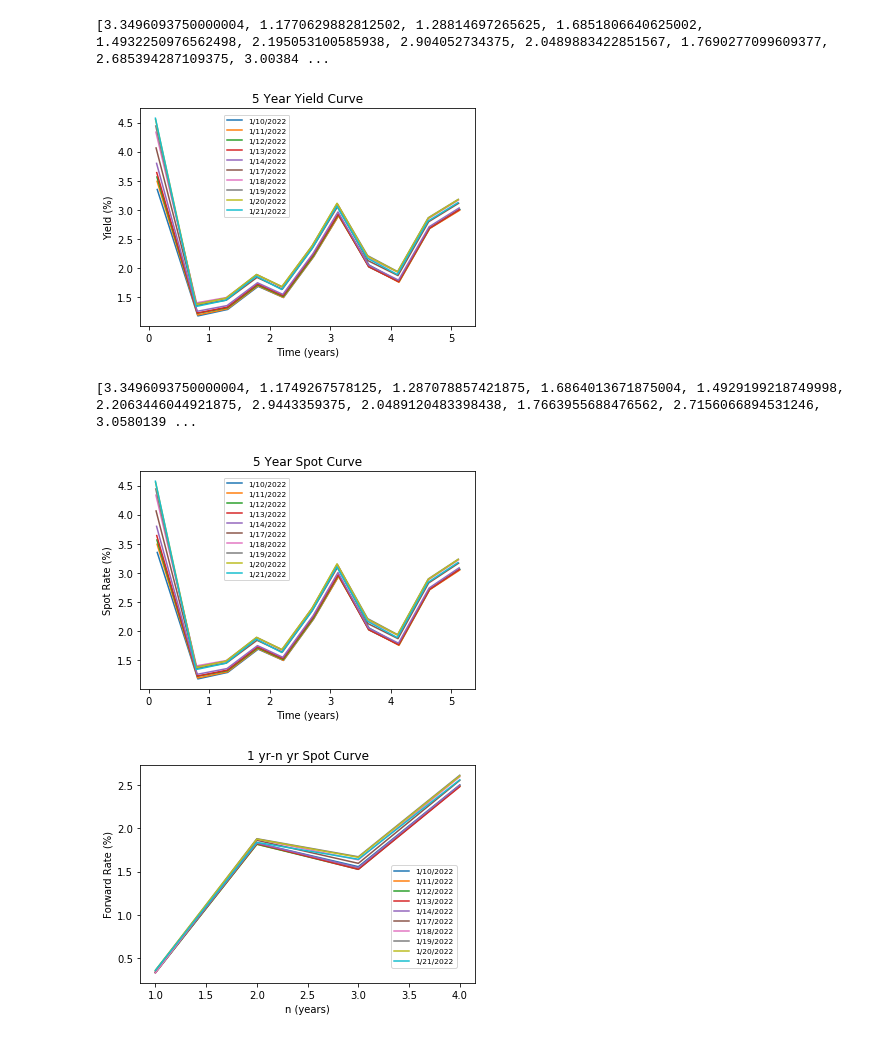
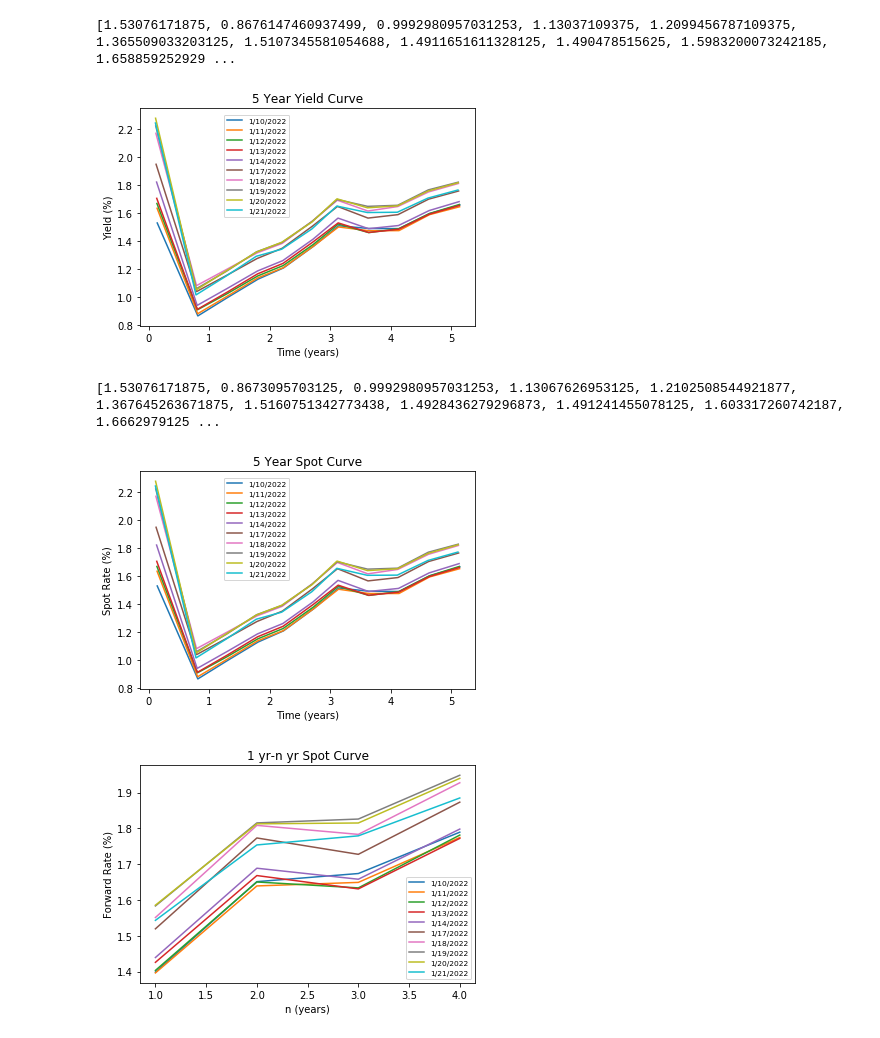
Before and after one commit to danezhou/MAT1856HW1, a Jupyter notebook: a1_code.ipynb, the cells around one changed output. Saved outputs shown, nothing was run; the diff lists cells and outputs as text; code cells hidden in the pictures.

Commit message:
Add files via upload
Fixed coupon calculation (semi-annual coupon -> divide coupon by 2)

```diff
--- a/a1_code.ipynb
+++ b/a1_code.ipynb
@@ -49,7 +49,8 @@ def find_yield_rate(price, coupon, matur, cur_date):
     hi = 0.1
     while lo < hi:
         mid = (lo + hi) / 2
-        ans = yield_equation(price, coupon, matur, cur_date, mid)
+        ans = yield_equation(price, coupon / 2, matur, cur_date, mid)
+        # divide coupon by 2 since there are 2 coupon payments per year
         if abs(ans) < 0.0001:
             return mid * 100
         elif ans > 0:
@@ -75,7 +76,7 @@ for i in range(len(formatted_dates)):
 
 print(yields[0])
 # %% [output]
-[3.3496093750000004, 1.1770629882812502, 1.28814697265625, 1.6851806640625002, 1.4932250976562498, 2.195053100585938, 2.904052734375, 2.0489883422851567, 1.7690277099609377, 2.685394287109375, 3.00384 ...
+[1.53076171875, 0.8676147460937499, 0.9992980957031253, 1.13037109375, 1.2099456787109375, 1.365509033203125, 1.5107345581054688, 1.4911651611328125, 1.490478515625, 1.5983200073242185, 1.658859252929 ...
 # %%
 # Plot yield curve
 for i in range(len(yields)):
@@ -88,7 +89,7 @@ plt.savefig('yield.png')
 
 # Yield curve has up and down movement since not all bonds have exact same coupon.
 # %% [output]
-[figure, old version]
+[figure, new version]
 # %%
 # calculate spot curve
 spot_rates = []
@@ -113,7 +114,8 @@ def find_spot_rate(price, coupon, matur, cur_date):
     hi = 0.1
     while lo < hi:
         mid = (lo + hi) / 2
-        ans = spot_equation(price, coupon, matur, cur_date, mid)
+        ans = spot_equation(price, coupon / 2, matur, cur_date, mid)
+        # divide coupon by 2 since there are 2 coupon payments per year
         if abs(ans) < 0.0001:
             spot_rates.insert(0, mid)
             return mid * 100
@@ -140,9 +142,10 @@ for i in range(len(formatted_dates)):
     times.append(matur_times)
 
 print(spots[0])
-# spot rates are slightly different than the ytm rates
+# spot rates are slightly different from ytm
+# the later spot rates are larger than ytm which is to be expected
 # %% [output]
-[3.3496093750000004, 1.1749267578125, 1.287078857421875, 1.6864013671875004, 1.4929199218749998, 2.2063446044921875, 2.9443359375, 2.0489120483398438, 1.7663955688476562, 2.7156066894531246, 3.0580139 ...
+[1.53076171875, 0.8673095703125, 0.9992980957031253, 1.13067626953125, 1.2102508544921877, 1.367645263671875, 1.5160751342773438, 1.4928436279296873, 1.491241455078125, 1.603317260742187, 1.6662979125 ...
 # %%
 # Plot spot curve
 for i in range(len(spots)):
@@ -153,7 +156,7 @@ plt.ylabel("Spot Rate (%)")
 plt.legend(loc = (0.25, 0.5), prop={'size': 7.5})
 plt.savefig('spot.png')
 # %% [output]
-[figure, old version]
+[figure, new version]
 # %%
 # calculate forward curve
 
@@ -180,21 +183,21 @@ for i in range(len(formatted_dates)):
     spots_today = year_spot_rates[i]
     forward = []
     for j in range(1, 5):
-        f = (spots_today[j] * j - spots_today[0]) / (j)
+        f = (spots_today[j] * (j+1) - spots_today[0]) / (j)
         forward.append(f)
     forwards.append(forward)
     years.append([1,2,3,4])
 # %%
 # Plot forward curve
 for i in range(len(forwards)):
     plt.plot(years[i], forwards[i], label=dates[i])
 plt.title("1 yr-n yr Spot Curve")
 plt.xlabel("n (years)")
 plt.ylabel("Forward Rate (%)")
-plt.legend(loc = (0.75, 0.07), prop={'size': 7.5})
+plt.legend(prop={'size': 7.5})
 plt.savefig('forward.png')
 # %% [output]
-[figure, old version]
+[figure, new version]
 # %%
 # Calculate yield covariance and get eigenvalues/eigenvectors
 def calculate_covariance(r1, r2):
```
Also changed, not shown: parts of 2 cells of this notebook, 4 other files.
